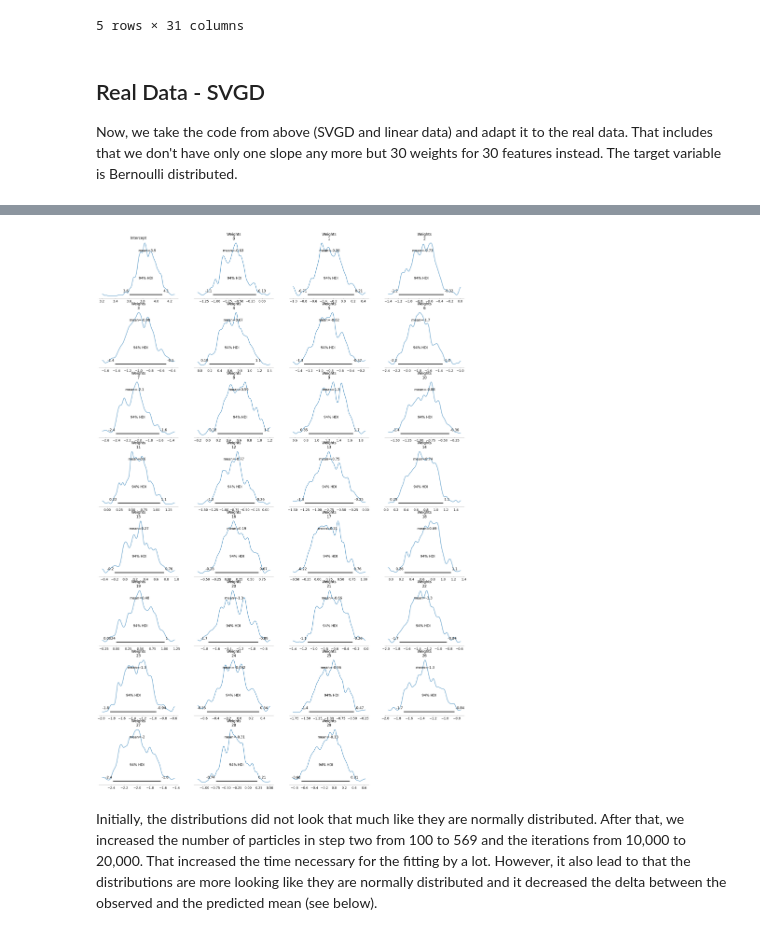
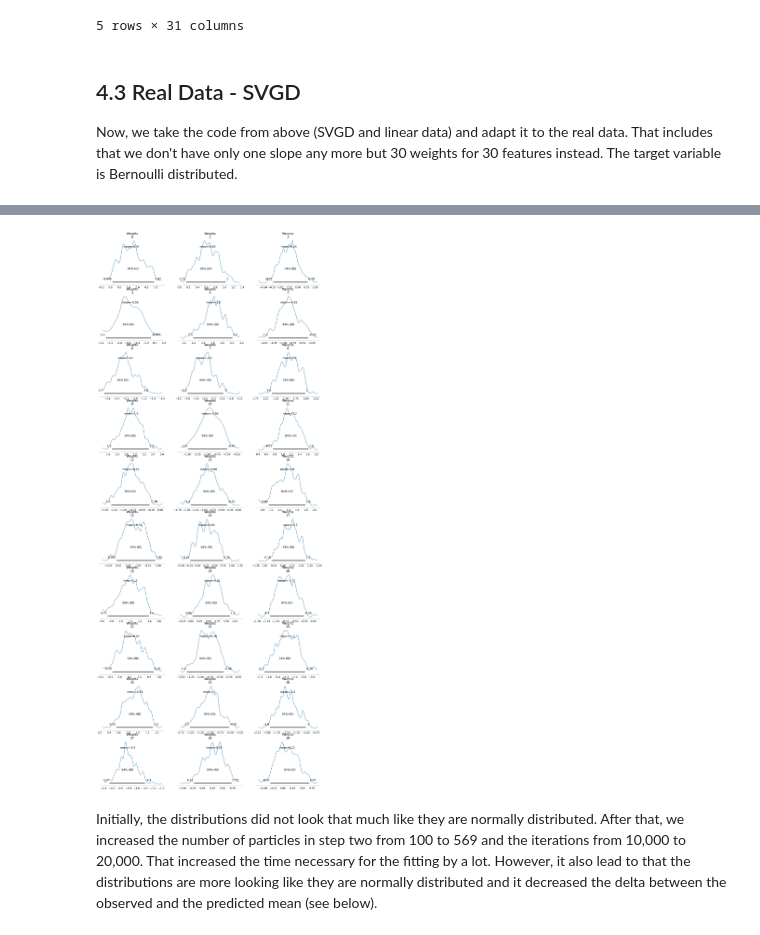
Before and after one commit to pbarriolo/Sampling-Methods-MCMC-Project, a Jupyter notebook: svgd_cleaned.ipynb, the cells around one changed output, grey strips where cells are left out. Cells and saved outputs as stored; diff of their text form; code cells hidden in the pictures.

```diff
--- a/svgd_cleaned.ipynb
+++ b/svgd_cleaned.ipynb
@@ -935,7 +1046,7 @@ df.head()
 | 4 | 0.629893 | 0.156578 | 0.630986 | 0.489290 | 0.430351 | 0.347893 | ... |
 5 rows × 31 columns
 # %% [markdown]
-## Real Data - SVGD
+## 4.3 Real Data - SVGD
 
 Now, we take the code from above (SVGD and linear data) and adapt it to the real data. That includes that we don't have only one slope any more but 30 weights for 30 features instead. The target variable is Bernoulli distributed.
 # %%
@@ -969,13 +1080,13 @@ with pm.Model() as cancerModel:
 # %%
 # Step 4: Sample from the Approximate Posterior
 # samples from the distributions of slope and intercept
 traceCancer = approxCancer.sample(1000)
 
 # Step 5: Visualize the Results
-pm.plot_posterior(traceCancer, var_names=['Intercept', 'Weights'])
+pm.plot_posterior(traceCancer, var_names=['Weights'])
 plt.show()
 # %% [output]
-[figure, old version]
+[figure, new version]
 # %% [markdown]
 Initially, the distributions did not look that much like they are normally distributed. After that, we increased the number of particles in step two from 100 to 569 and the iterations from 10,000 to 20,000. That increased the time necessary for the fitting by a lot. However, it also lead to that the distributions are more looking like they are normally distributed and it decreased the delta between the observed and the predicted mean (see below).
 # %% [markdown]
```
Also changed, not shown: parts of 49 cells of this notebook.
